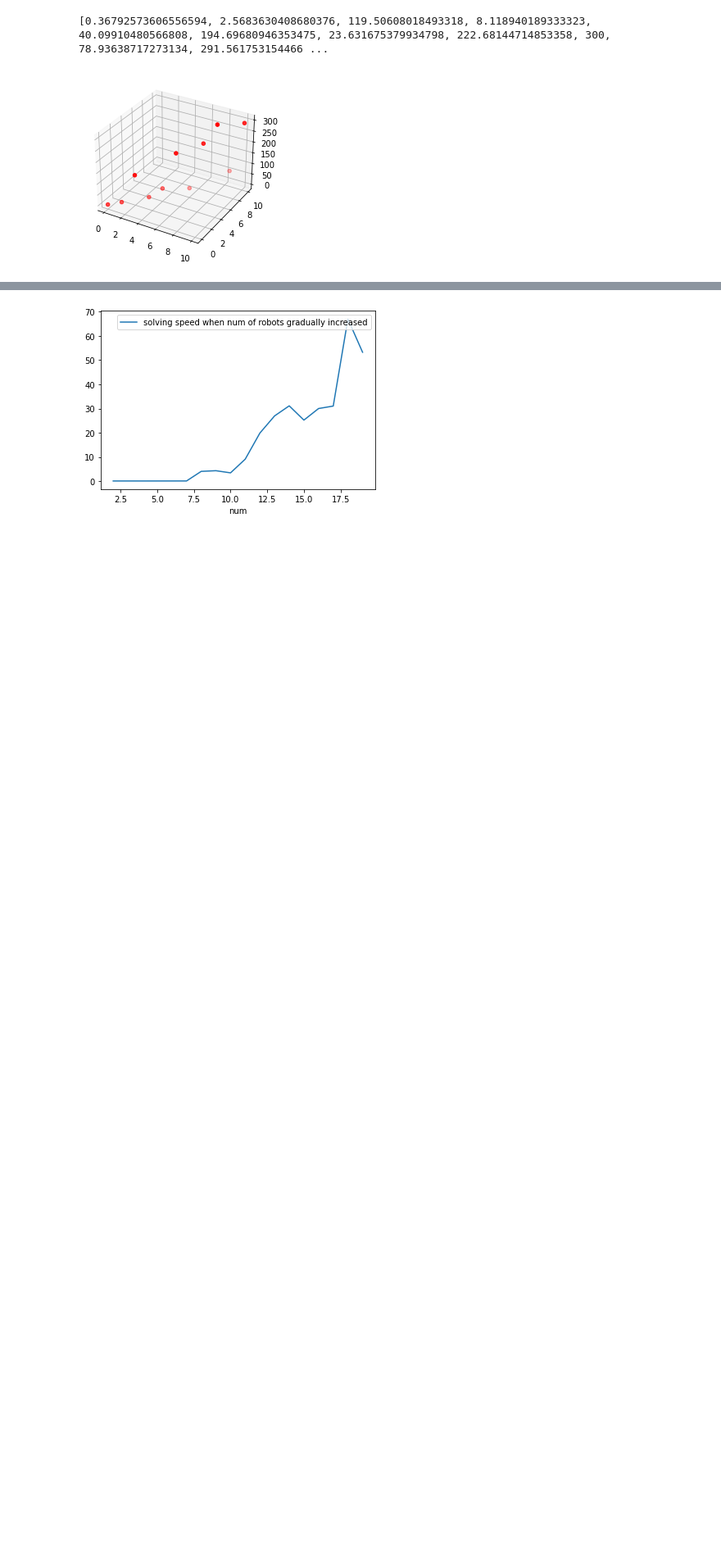
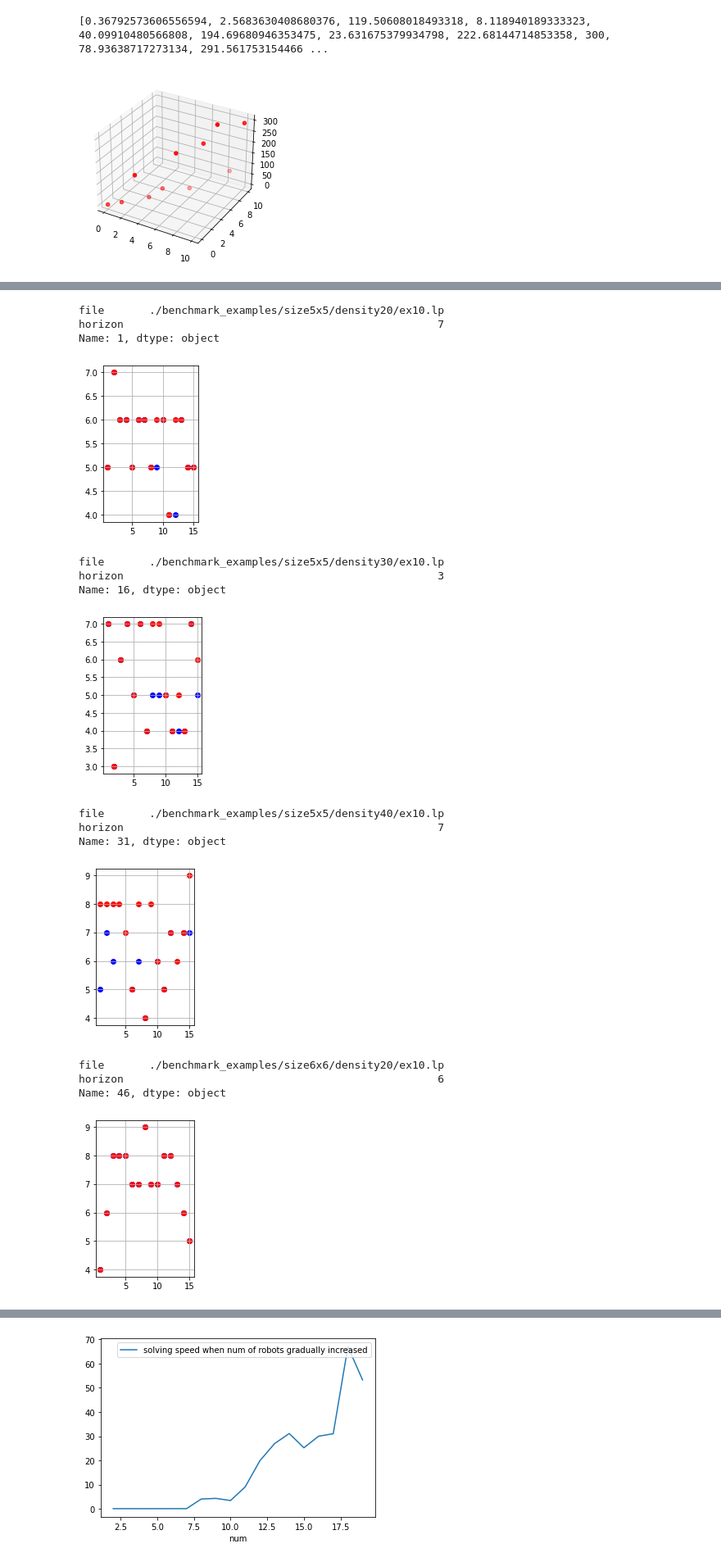
Before and after one commit to Philomena892/AndreevMoek, a Jupyter notebook: CBS/dataAnalysis.ipynb, the cells around one changed output, grey strips where cells are left out. Shown at 82% size. Cells and saved outputs as stored; diff of their text form; code cells hidden in the pictures; blank space fills up the shorter version.

```diff
--- a/CBS/dataAnalysis.ipynb
+++ b/CBS/dataAnalysis.ipynb
@@ -232,0 +288,39 @@ plt.show()
+# %%
+points = [*range(1,16)]
+
+
+
+for i in range(len(catList)):
+
+    fig = plt.figure()
+
+    ax = fig.add_subplot(2, 2, 1)
+
+    print(catList[i][['file','horizon']].iloc[1])
+
+    ax.scatter(points, list(catList[i]['horizon']), c="blue")
+    ax.scatter(points, list(greedyCatList[i]['horizon']), c="red")
+
+    fig.set_size_inches(4, 6, forward=True)
+    fig.tight_layout()
+
+    ax.grid()
+
+    plt.show()
+# %% [output]
+file       ./benchmark_examples/size5x5/density20/ex10.lp
+horizon                                                 7
+Name: 1, dtype: object
+[figure, added]
+file       ./benchmark_examples/size5x5/density30/ex10.lp
+horizon                                                 3
+Name: 16, dtype: object
+[figure, added]
+file       ./benchmark_examples/size5x5/density40/ex10.lp
+horizon                                                 7
+Name: 31, dtype: object
+[figure, added]
+file       ./benchmark_examples/size6x6/density20/ex10.lp
+horizon                                                 6
+Name: 46, dtype: object
+[figure, added]
```
Also changed, not shown: parts of 4 cells of this notebook.
